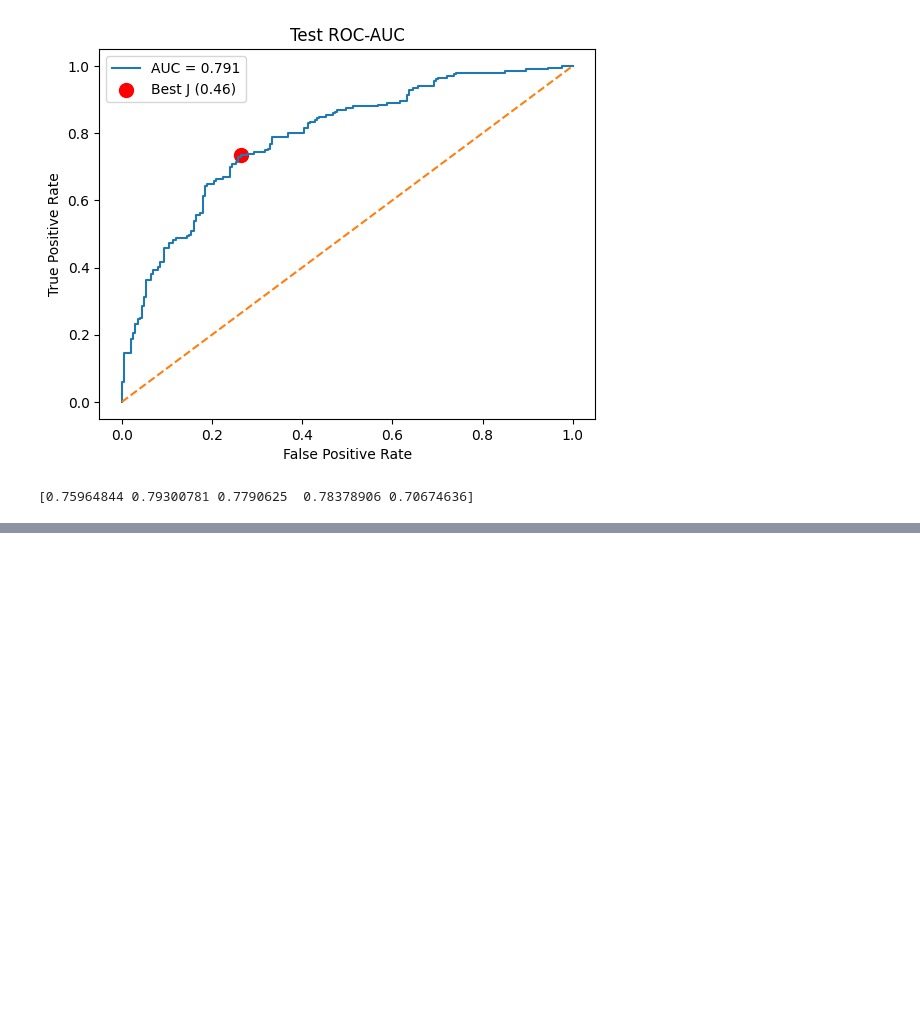
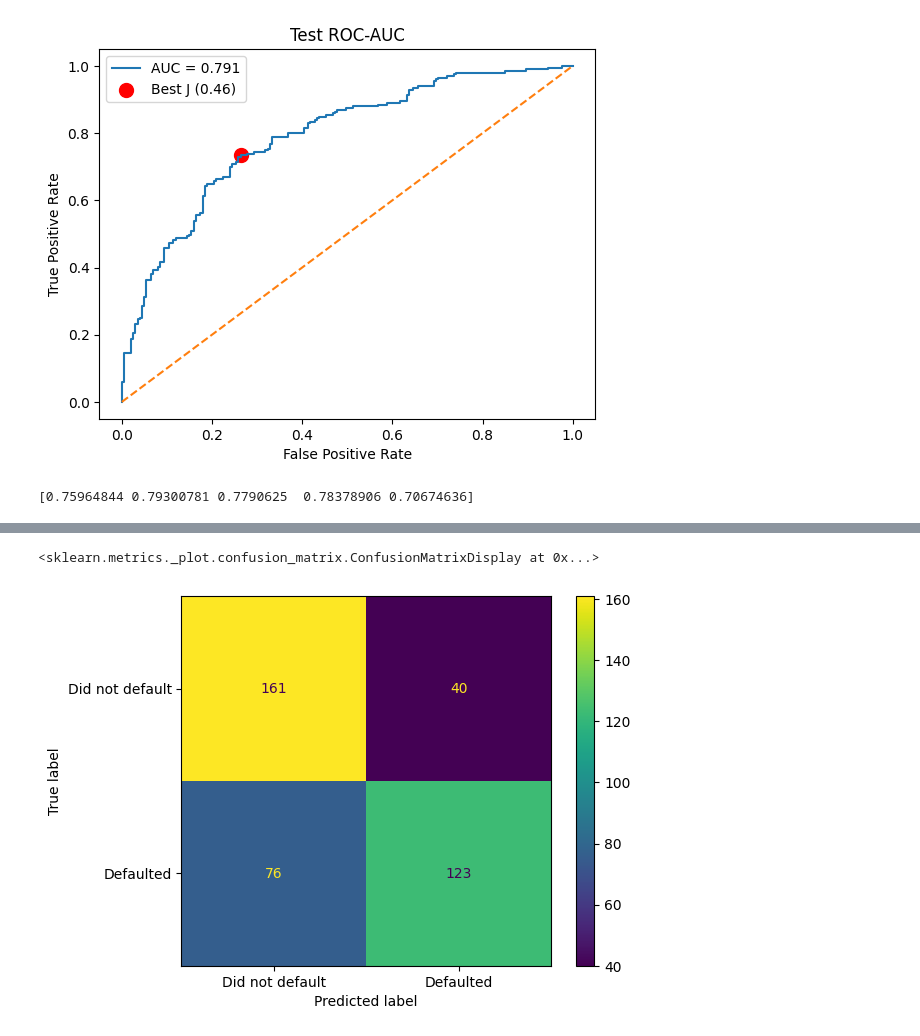
Before and after one commit to Siuuuuuu0/ML-DL, a Jupyter notebook: UCI_Credit_Card.ipynb, the cells around one changed output, grey strips where cells are left out. Saved outputs shown, nothing was run; the diff lists cells and outputs as text; code cells hidden in the pictures; blank space fills up the shorter version.

```diff
--- a/UCI_Credit_Card.ipynb
+++ b/UCI_Credit_Card.ipynb
@@ -559,0 +578,20 @@ models_scores["Random Forest"]["AUC 0.9 TPR"] = best_threshold
+# %%
+param_grid = {
+    "n_estimators": [100, 200, 500, 1000],
+    "max_depth": [3, 5, 7, 10],
+    "learning_rate": [0.01, 0.05, 0.1]
+}
+
+grid = GridSearchCV(
+    estimator=XGBClassifier(random_state=52),
+    param_grid=param_grid,
+    cv=5,
+    scoring='accuracy',
+    n_jobs=-1,
+    verbose=1
+)
+
+grid.fit(X_train_scaled, y_train)
+
+print(f"Best params: {grid.best_params_}")
+print(f"Best score: {grid.best_score_}")
@@ -559,0 +602,3 @@ models_scores["Random Forest"]["AUC 0.9 TPR"] = best_threshold
+# %%
+best_xgb = grid.best_estimator_
+best_xgb.fit(X_train_scaled, y_train)
@@ -559,0 +639,9 @@ models_scores["Random Forest"]["AUC 0.9 TPR"] = best_threshold
+# %%
+y_pred = best_xgb.predict(X_test_scaled)
+cm = confusion_matrix(y_test, y_pred)
+models_cms["XGB"]=(cm)
+models_accs["XGB"]=(accuracy_score(y_test, y_pred))
+ConfusionMatrixDisplay(cm, display_labels=["Did not default", "Defaulted"]).plot()
+# %% [output]
+<sklearn.metrics._plot.confusion_matrix.ConfusionMatrixDisplay at 0x...>
+[figure, added]
```
Also changed, not shown: parts of 18 cells of this notebook.
